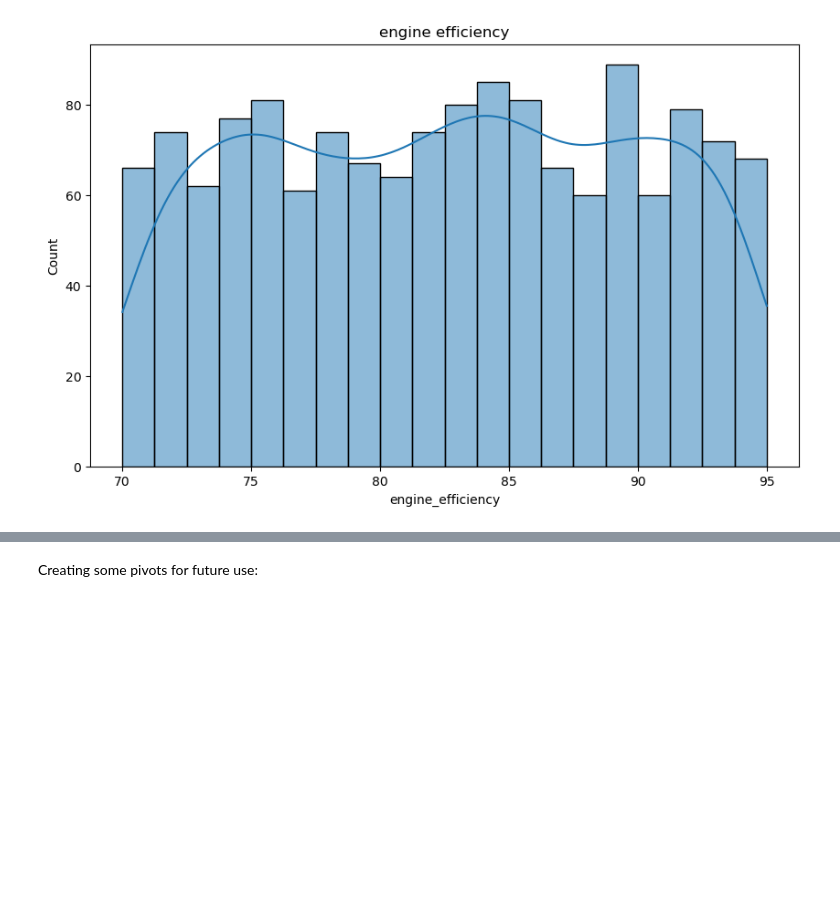
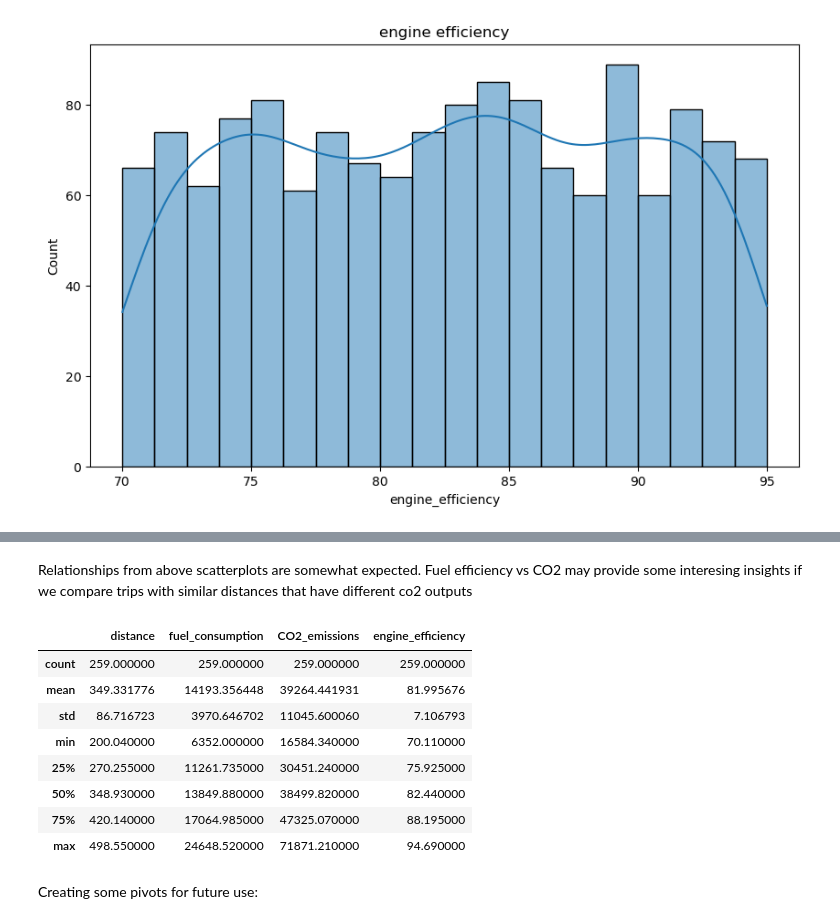
Before and after one commit to ParkerHar/Ship_efficiency, a Jupyter notebook: EDA.ipynb, the cells around one changed output, grey strips where cells are left out. Cells and saved outputs as stored; diff of their text form; code cells hidden in the pictures; blank space fills up the shorter version.

```diff
--- a/EDA.ipynb
+++ b/EDA.ipynb
@@ -71,3 +84,18 @@ engine_efficiency = fn.hist_plots(df, 'engine_efficiency', 'engine efficiency')
+# %% [markdown]
+Relationships from above scatterplots are somewhat expected. Fuel efficiency vs CO2 may provide some interesing insights if we compare trips with similar distances that have different co2 outputs
+# %%
+high_dist = df[df['distance'] > 200]
+high_dist.describe()
+# %% [output]
+|  | distance | fuel_consumption | CO2_emissions | engine_efficiency |
+| count | 259.000000 | 259.000000 | 259.000000 | 259.000000 |
+| mean | 349.331776 | 14193.356448 | 39264.441931 | 81.995676 |
+| std | 86.716723 | 3970.646702 | 11045.600060 | 7.106793 |
+| min | 200.040000 | 6352.000000 | 16584.340000 | 70.110000 |
+| 25% | 270.255000 | 11261.735000 | 30451.240000 | 75.925000 |
+| 50% | 348.930000 | 13849.880000 | 38499.820000 | 82.440000 |
+| 75% | 420.140000 | 17064.985000 | 47325.070000 | 88.195000 |
+| max | 498.550000 | 24648.520000 | 71871.210000 | 94.690000 |
 # %% [markdown]
 Creating some pivots for future use:
 # %%
```
Also changed, not shown: parts of 2 cells of this notebook, 1 other file.
